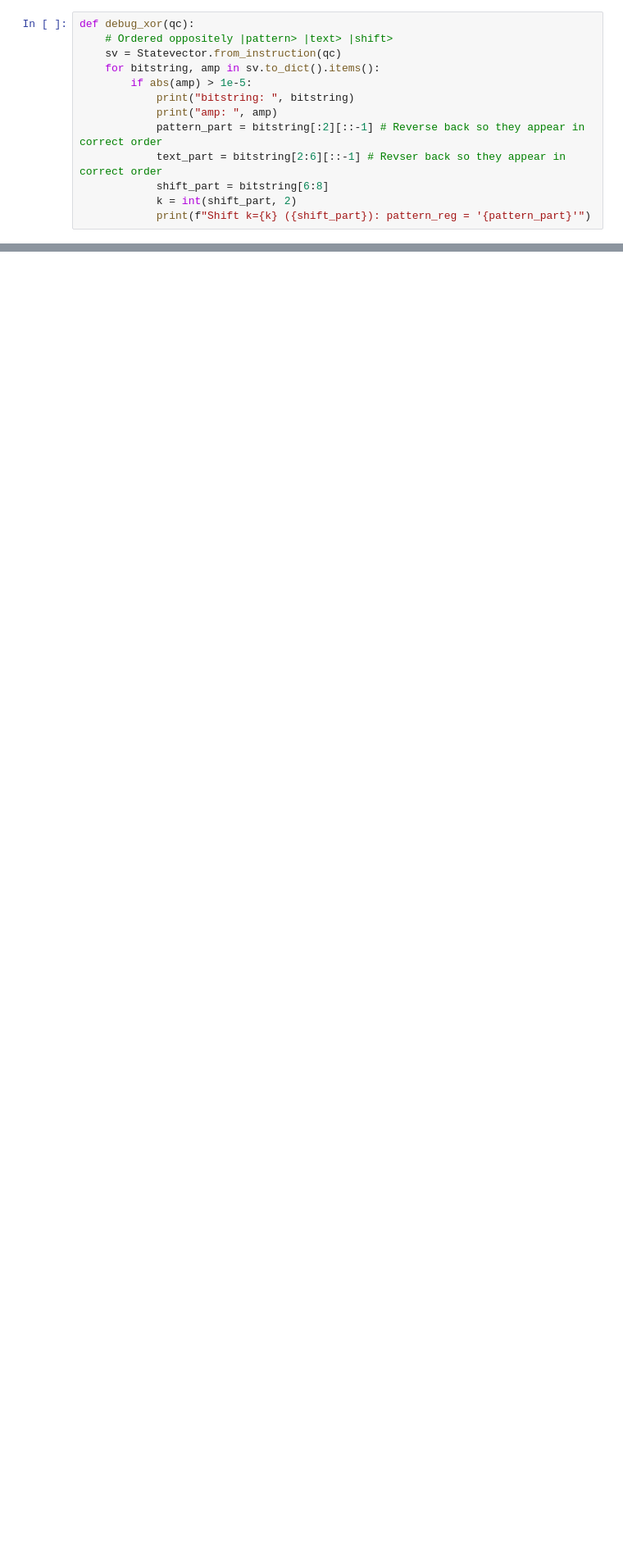
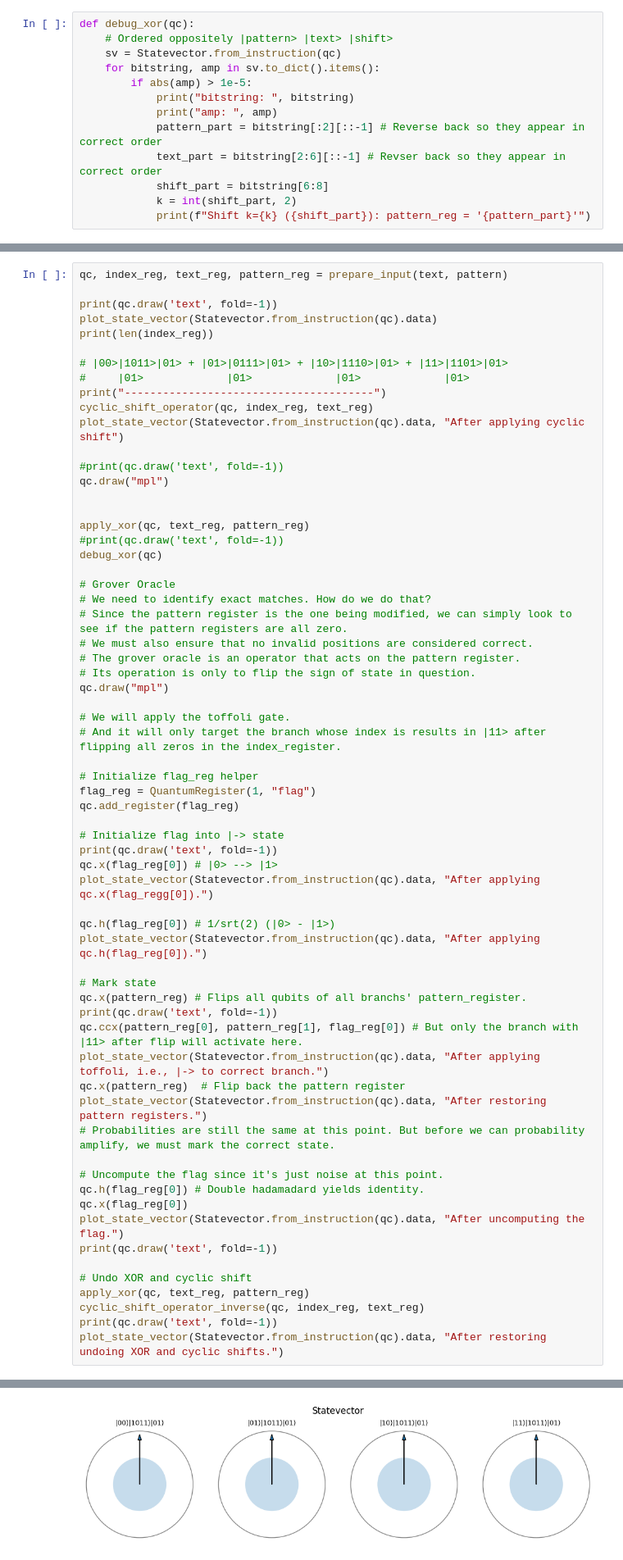
Before and after one commit to Laafayeette/Quantum-DNA-Search, a Jupyter notebook: quantum_dna_motif_finder.ipynb, the cells around one changed output, grey strips where cells are left out. Shown at 82% size. Saved outputs shown, nothing was run; the diff lists cells and outputs as text; blank space fills up the shorter version.

Commit message:
Mark states and uncompute
- Mark the state when all comparison bits are zero.

- Uncompute the comparison and cyclic-shift operations.

```diff
--- a/quantum_dna_motif_finder.ipynb
+++ b/quantum_dna_motif_finder.ipynb
@@ -299,0 +289,65 @@ Shift k=0 (00): pattern_reg = '11'
+# %%
+qc, index_reg, text_reg, pattern_reg = prepare_input(text, pattern)
+
+print(qc.draw('text', fold=-1))
+plot_state_vector(Statevector.from_instruction(qc).data)
+print(len(index_reg))
+
+# |00>|1011>|01> + |01>|0111>|01> + |10>|1110>|01> + |11>|1101>|01>
+#     |01>             |01>             |01>             |01>
+print("---------------------------------------")
+cyclic_shift_operator(qc, index_reg, text_reg)
+plot_state_vector(Statevector.from_instruction(qc).data, "After applying cyclic shift")
+
+#print(qc.draw('text', fold=-1))
+qc.draw("mpl")
+
+
+apply_xor(qc, text_reg, pattern_reg)
+#print(qc.draw('text', fold=-1))
+debug_xor(qc)
+
+# Grover Oracle
+# We need to identify exact matches. How do we do that?
+# Since the pattern register is the one being modified, we can simply look to see if the pattern registers are all zero.
+# We must also ensure that no invalid positions are considered correct.
+# The grover oracle is an operator that acts on the pattern register.
+# Its operation is only to flip the sign of state in question.
+qc.draw("mpl")
+
+# We will apply the toffoli gate.
+# And it will only target the branch whose index is results in |11> after flipping all zeros in the index_register.
+
+# Initialize flag_reg helper
+flag_reg = QuantumRegister(1, "flag")
+qc.add_register(flag_reg)
+
+# Initialize flag into |-> state
+print(qc.draw('text', fold=-1))
+qc.x(flag_reg[0]) # |0> --> |1>
+plot_state_vector(Statevector.from_instruction(qc).data, "After applying qc.x(flag_regg[0]).")
+
+qc.h(flag_reg[0]) # 1/srt(2) (|0> - |1>)
+plot_state_vector(Statevector.from_instruction(qc).data, "After applying qc.h(flag_reg[0]).")
+
+# Mark state
+qc.x(pattern_reg) # Flips all qubits of all branchs' pattern_register.
+print(qc.draw('text', fold=-1))
+qc.ccx(pattern_reg[0], pattern_reg[1], flag_reg[0]) # But only the branch with |11> after flip will activate here.
+plot_state_vector(Statevector.from_instruction(qc).data, "After applying toffoli, i.e., |-> to correct branch.")
+qc.x(pattern_reg)  # Flip back the pattern register
+plot_state_vector(Statevector.from_instruction(qc).data, "After restoring pattern registers.")
+# Probabilities are still the same at this point. But before we can probability amplify, we must mark the correct state.
+
+# Uncompute the flag since it's just noise at this point.
+qc.h(flag_reg[0]) # Double hadamadard yields identity.
+qc.x(flag_reg[0])
+plot_state_vector(Statevector.from_instruction(qc).data, "After uncomputing the flag.")
+print(qc.draw('text', fold=-1))
+
+# Undo XOR and cyclic shift
+apply_xor(qc, text_reg, pattern_reg)
+cyclic_shift_operator_inverse(qc, index_reg, text_reg)
+print(qc.draw('text', fold=-1))
+plot_state_vector(Statevector.from_instruction(qc).data, "After restoring undoing XOR and cyclic shifts.")
+# %% [output]
@@ -299,0 +371 @@ Shift k=0 (00): pattern_reg = '11'
+[figure, added]
```
Also changed, not shown: parts of 3 cells of this notebook.
